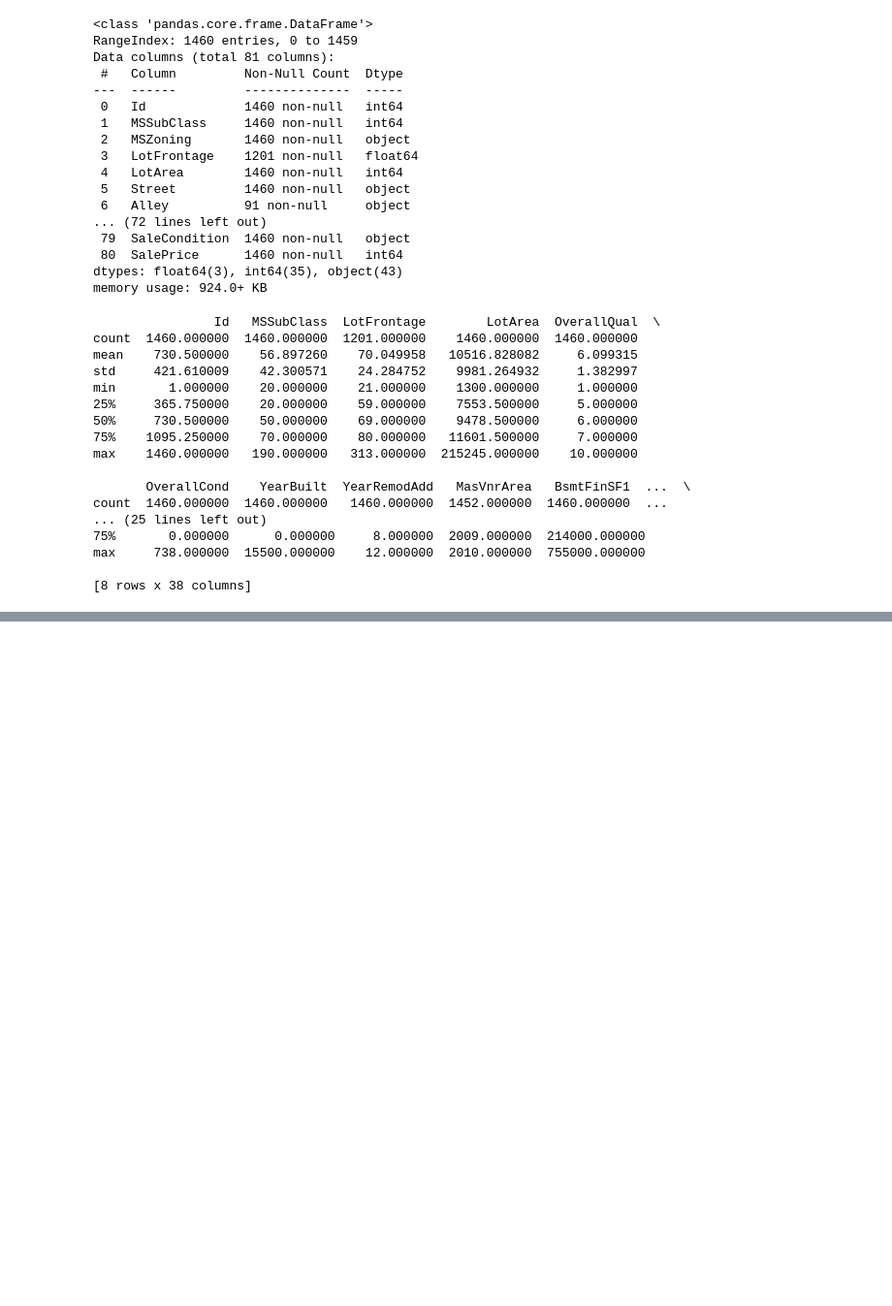
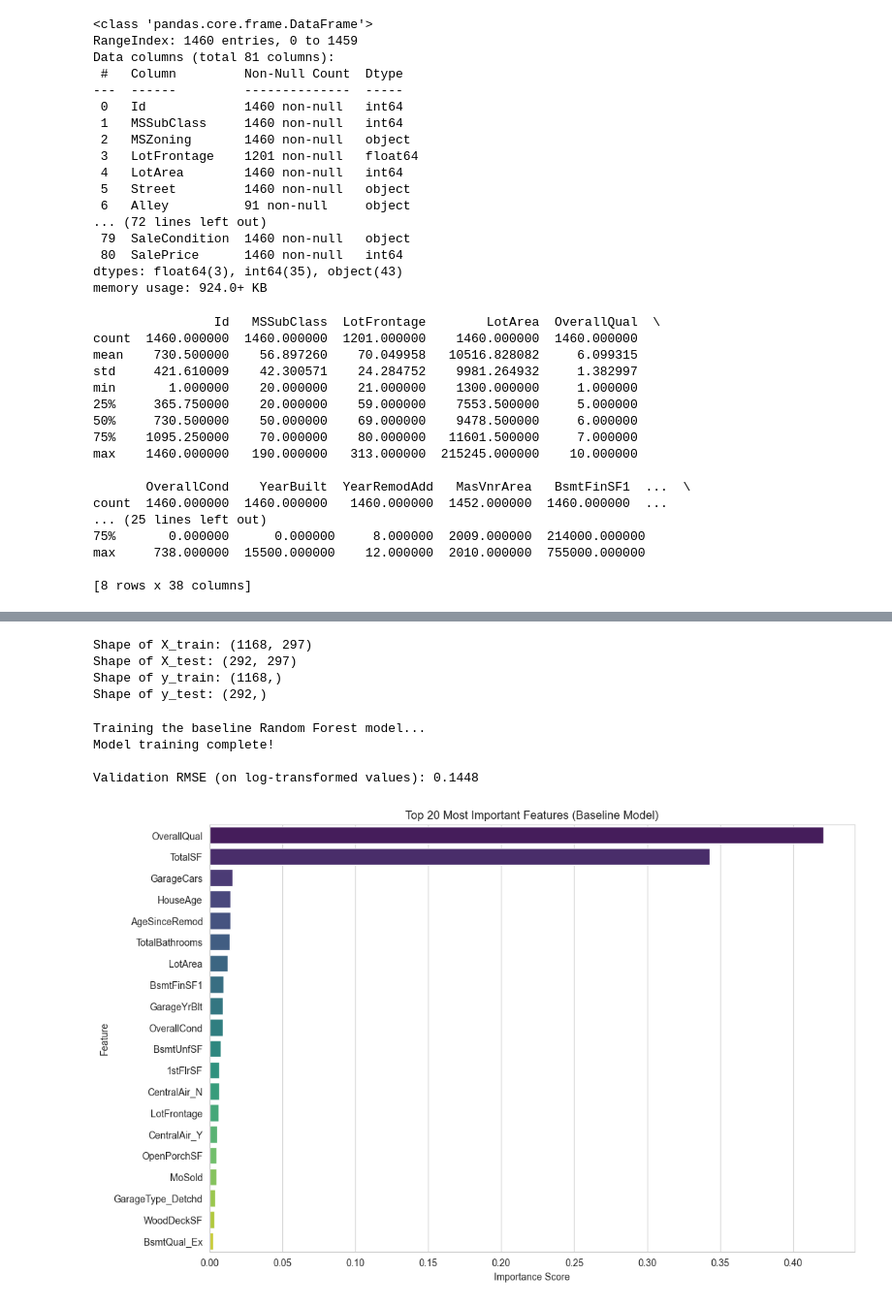
Before and after one commit to amazingpaddy/ml-odyssey, a Jupyter notebook: machine-learning-portfolio/house-sales-price-prediction/house-sales-price-prediction.ipynb, the cells around one changed output, grey strips where cells are left out. Shown: that part at 97% size. Saved outputs shown, nothing was run; the diff lists cells and outputs as text; code cells hidden in the pictures; blank space fills up the shorter version.

```diff
--- a/machine-learning-portfolio/house-sales-price-prediction/house-sales-price-prediction.ipynb
+++ b/machine-learning-portfolio/house-sales-price-prediction/house-sales-price-prediction.ipynb
@@ -60,0 +297,2 @@ max     738.000000  15500.000000    12.000000  2010.000000  755000.000000
+# %%
+train_df['LotFrontage'] = train_df.groupby('Neighborhood')['LotFrontage'].transform(lambda x: x.fillna(x.median()))
@@ -60,0 +439,54 @@ max     738.000000  15500.000000    12.000000  2010.000000  755000.000000
+# %%
+from sklearn.model_selection import train_test_split
+
+y = train_df_encoded['SalePrice_log']
+X = train_df_encoded.drop(columns=['SalePrice', 'SalePrice_log', 'Id'])
+
+X_train, X_test, y_train, y_test = train_test_split(X, y, test_size=0.2, random_state=42)
+print(f"Shape of X_train: {X_train.shape}")
+print(f"Shape of X_test: {X_test.shape}")
+print(f"Shape of y_train: {y_train.shape}")
+print(f"Shape of y_test: {y_test.shape}")
+# %% [output]
+Shape of X_train: (1168, 297)
+Shape of X_test: (292, 297)
+Shape of y_train: (1168,)
+Shape of y_test: (292,)
+# %%
+from sklearn.ensemble import RandomForestRegressor
+from sklearn.metrics import mean_squared_error
+
+rf_baseline = RandomForestRegressor(random_state=42, n_jobs=1)
+
+print("Training the baseline Random Forest model...")
+rf_baseline.fit(X_train, y_train)
+print("Model training complete!")
+y_pred_log = rf_baseline.predict(X_test)
+rmse = np.sqrt(mean_squared_error(y_test, y_pred_log))
+
+print(f"\nValidation RMSE (on log-transformed values): {rmse:.4f}")
+# %% [output]
+Training the baseline Random Forest model...
+Model training complete!
+
+Validation RMSE (on log-transformed values): 0.1448
+# %%
+import seaborn as sns
+import matplotlib.pyplot as plt
+
+importances = rf_baseline.feature_importances_
+feature_names = X_train.columns
+
+feature_importance_df = pd.DataFrame({'Feature': feature_names, 'Importance': importances})
+
+feature_importance_df = feature_importance_df.sort_values(by='Importance', ascending=False)
+
+plt.figure(figsize=(12, 8))
+sns.barplot(x='Importance', y='Feature', data=feature_importance_df.head(20),
+            hue='Feature', palette='viridis', dodge=False, legend=False)
+plt.title('Top 20 Most Important Features (Baseline Model)')
+plt.xlabel('Importance Score')
+plt.ylabel('Feature')
+plt.show()
+# %% [output]
+[figure, added]
```
Also changed, not shown: parts of 40 cells of this notebook, 2 other files.
